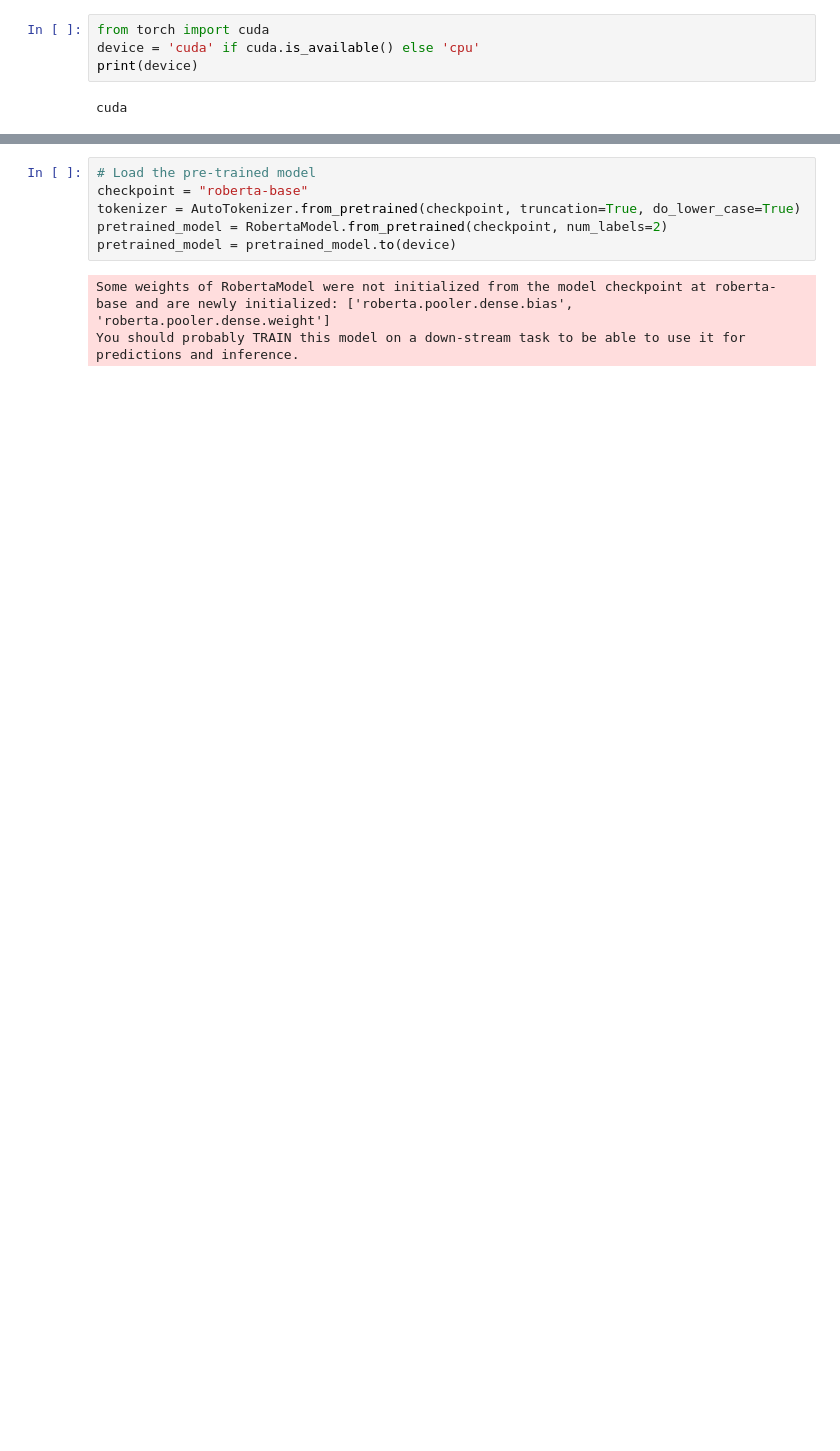
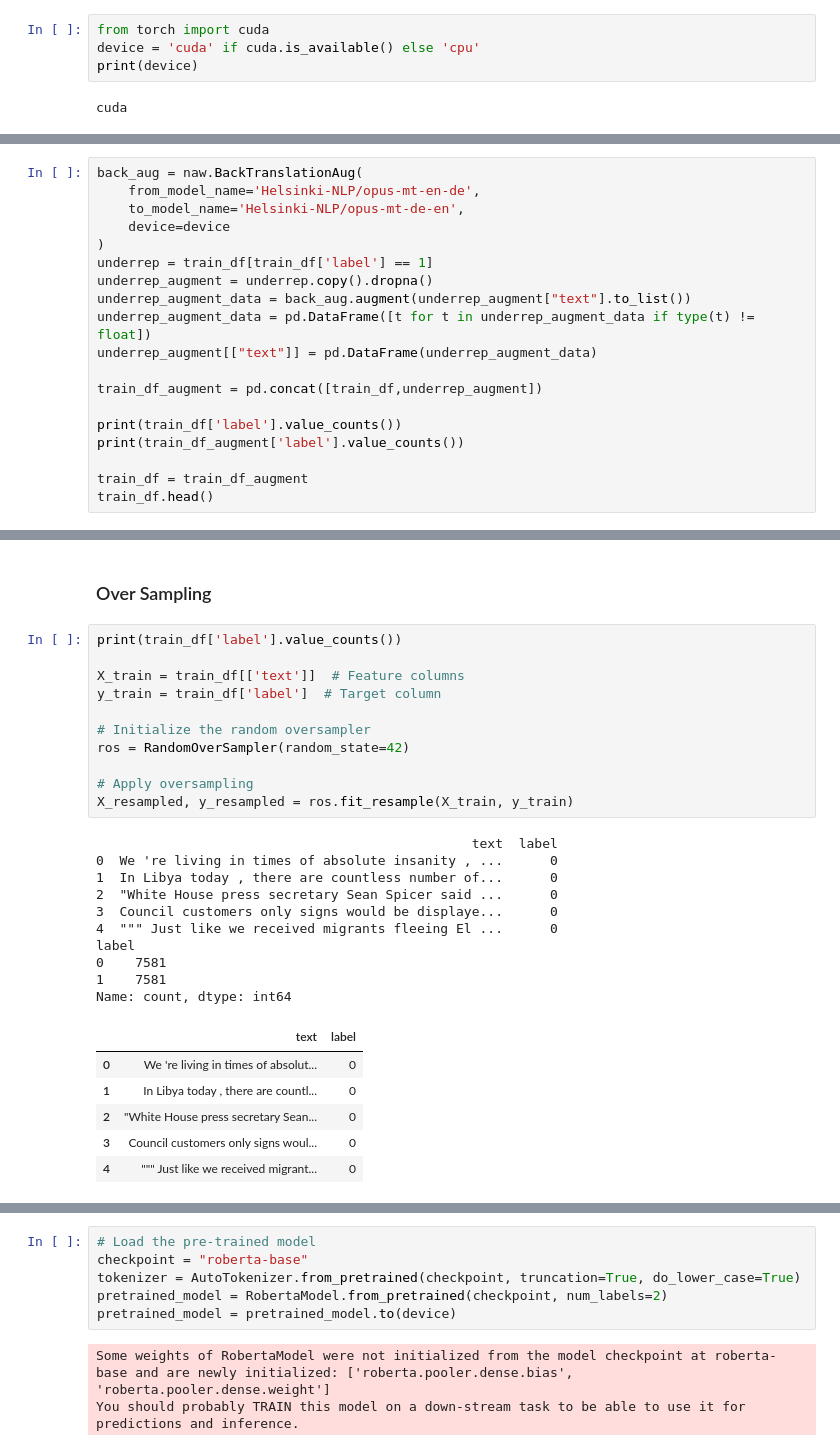
Before and after one commit to mwmlo/nlp-pcl-cw, a Jupyter notebook: nlp-cw.ipynb, the cells around one changed output, grey strips where cells are left out. Saved outputs shown, nothing was run; the diff lists cells and outputs as text; blank space fills up the shorter version.

```diff
--- a/nlp-cw.ipynb
+++ b/nlp-cw.ipynb
@@ -36,0 +45,19 @@ train_df.head()
+# %%
+back_aug = naw.BackTranslationAug(
+    from_model_name='Helsinki-NLP/opus-mt-en-de',
+    to_model_name='Helsinki-NLP/opus-mt-de-en',
+    device=device
+)
+underrep = train_df[train_df['label'] == 1]
+underrep_augment = underrep.copy().dropna()
+underrep_augment_data = back_aug.augment(underrep_augment["text"].to_list())
+underrep_augment_data = pd.DataFrame([t for t in underrep_augment_data if type(t) != float])
+underrep_augment[["text"]] = pd.DataFrame(underrep_augment_data)
+
+train_df_augment = pd.concat([train_df,underrep_augment])
+
+print(train_df['label'].value_counts())
+print(train_df_augment['label'].value_counts())
+
+train_df = train_df_augment
+train_df.head()
@@ -36,0 +79,30 @@ train_df.head()
+# %% [markdown]
+### Over Sampling
+# %%
+print(train_df['label'].value_counts())
+
+X_train = train_df[['text']]  # Feature columns
+y_train = train_df['label']  # Target column
+
+# Initialize the random oversampler
+ros = RandomOverSampler(random_state=42)
+
+# Apply oversampling
+X_resampled, y_resampled = ros.fit_resample(X_train, y_train)
+# %% [output]
+                                                text  label
+0  We 're living in times of absolute insanity , ...      0
+1  In Libya today , there are countless number of...      0
+2  "White House press secretary Sean Spicer said ...      0
+3  Council customers only signs would be displaye...      0
+4  """ Just like we received migrants fleeing El ...      0
+label
+0    7581
+1    7581
+Name: count, dtype: int64
+|  | text | label |
+| 0 | We 're living in times of absolut... | 0 |
+| 1 | In Libya today , there are countl... | 0 |
+| 2 | "White House press secretary Sean... | 0 |
+| 3 | Council customers only signs woul... | 0 |
+| 4 | """ Just like we received migrant... | 0 |
```
Also changed, not shown: parts of 19 cells of this notebook.
